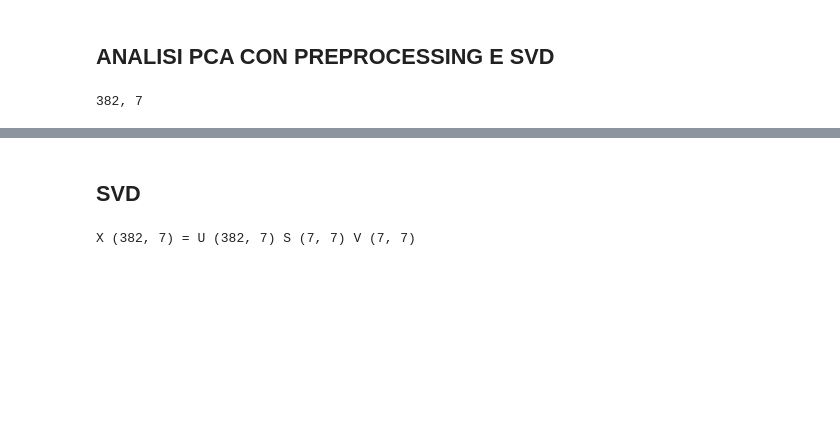
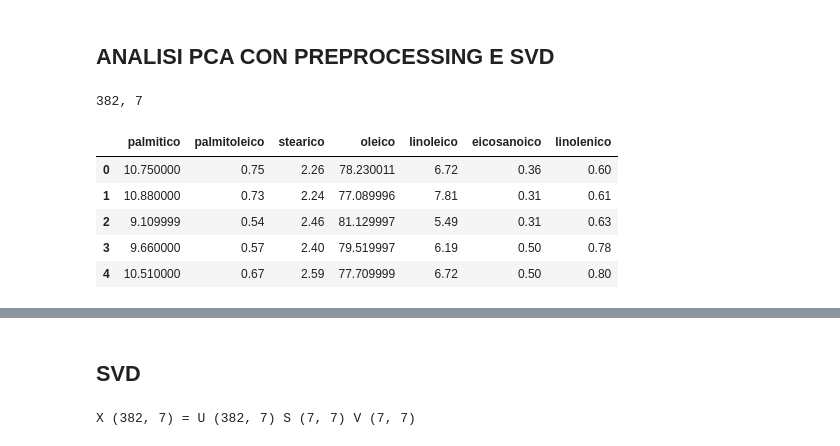
Before and after one commit to YuriGardinazzi/DataMiningNotes, a Jupyter notebook: PCA_analysis.ipynb, the cells around one changed output, grey strips where cells are left out. Drawn from its saved outputs; the diff is of its cells as text; code cells hidden in the pictures; blank space fills up the shorter version.

```diff
--- a/PCA_analysis.ipynb
+++ b/PCA_analysis.ipynb
@@ -19,7 +19,14 @@ labels = labels = list(df['Class'].unique())
 # %%
 #Rimuovo la prima riga contentente solo Stringhe, creando così la matrice dei dati X
 X = df.drop('Class', axis=1)
 n,m = X.shape
 print(f"{n}, {m}")
+X.head()
 # %% [output]
 382, 7
+|  | palmitico | palmitoleico | stearico | oleico | linoleico | eicosanoico | linolenico |
+| 0 | 10.750000 | 0.75 | 2.26 | 78.230011 | 6.72 | 0.36 | 0.60 |
+| 1 | 10.880000 | 0.73 | 2.24 | 77.089996 | 7.81 | 0.31 | 0.61 |
+| 2 | 9.109999 | 0.54 | 2.46 | 81.129997 | 5.49 | 0.31 | 0.63 |
+| 3 | 9.660000 | 0.57 | 2.40 | 79.519997 | 6.19 | 0.50 | 0.78 |
+| 4 | 10.510000 | 0.67 | 2.59 | 77.709999 | 6.72 | 0.50 | 0.80 |
```
Also changed, not shown: parts of 10 cells of this notebook.
